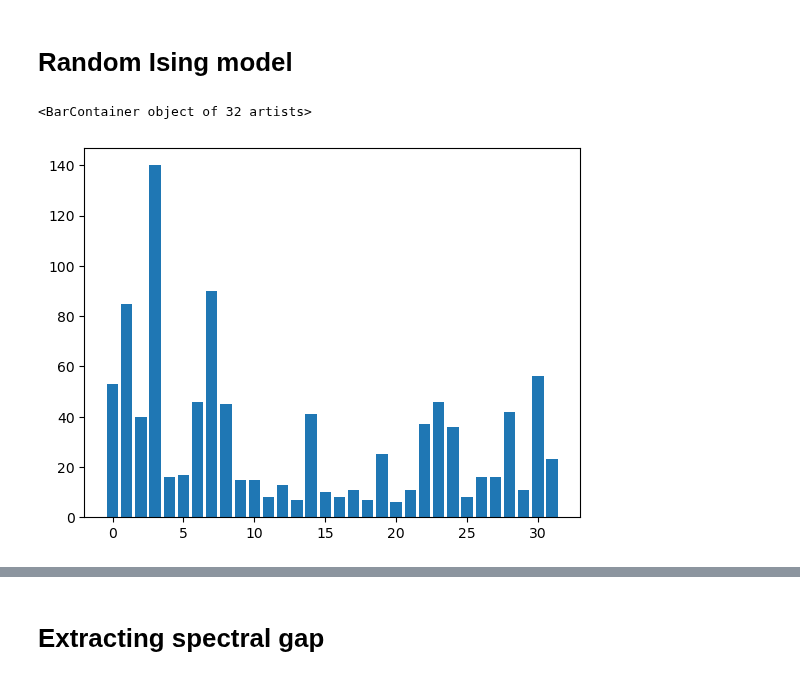
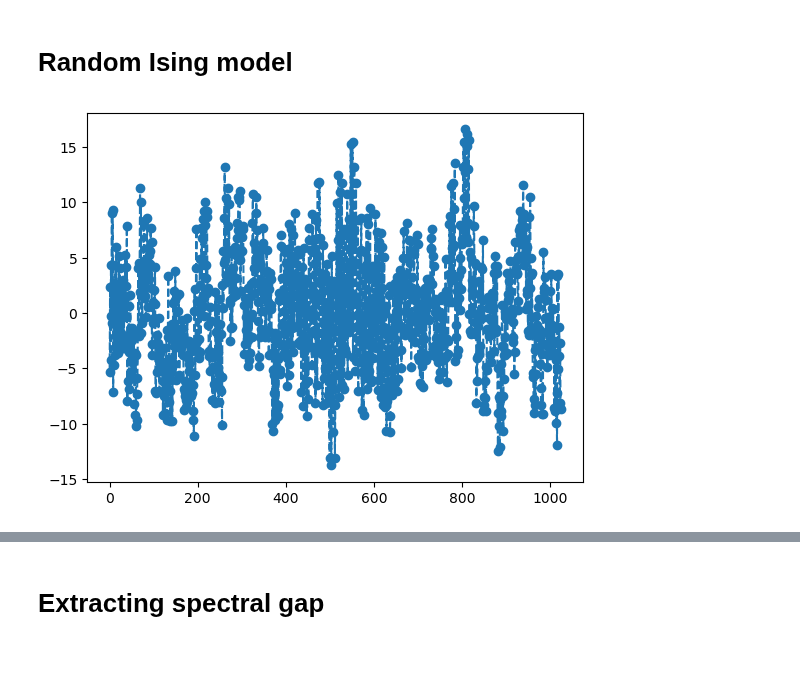
Before and after one commit to petr-ivashkov/quantum-mcmc, a Jupyter notebook: script.ipynb, the cells around one changed output, grey strips where cells are left out. Saved outputs shown, nothing was run; the diff lists cells and outputs as text; code cells hidden in the pictures.

```diff
--- a/script.ipynb
+++ b/script.ipynb
@@ -76,8 +77,5 @@ plt.bar(x,y)
 # %% [markdown]
 # Random Ising model
-# %%
-n = 5
-T = 4
 # %%
 def bin_to_spin(s):
     if len(s) == 1: return 2*int(s)-1
@@ -116,3 +111,23 @@ h = generate_random_h(n)
+# %%
+J = generate_random_J(n)
+h = generate_random_h(n)
+
+def plot_energy_landscape(energy_func, n):
+    x = []
+    y = []
+    for i in range(2**n):
+        s = int_to_bin(i, n)
+        x.append(i)
+        y.append(energy_func(s))
+    plt.plot(x,y,'o--')
+
+def plot_counts(counts):
+    x,y = zip(*counts.items())
+    plt.bar(x,y)
+# %%
+plot_energy_landscape(lambda x: E_ising(x,J,h), n)
+# %% [output]
+[figure, added]
 # %%
 samples = []
 for i in range(1000):
@@ -123,9 +138,3 @@ for i in range(1000):
     samples.append(s)
 
 counts = samples_to_counts(samples, dtype='int')
-# %%
-x,y = zip(*counts.items())
-plt.bar(x,y)
-# %% [output]
-<BarContainer object of 32 artists>
-[figure, removed]
```
Also changed, not shown: parts of 19 cells of this notebook.
